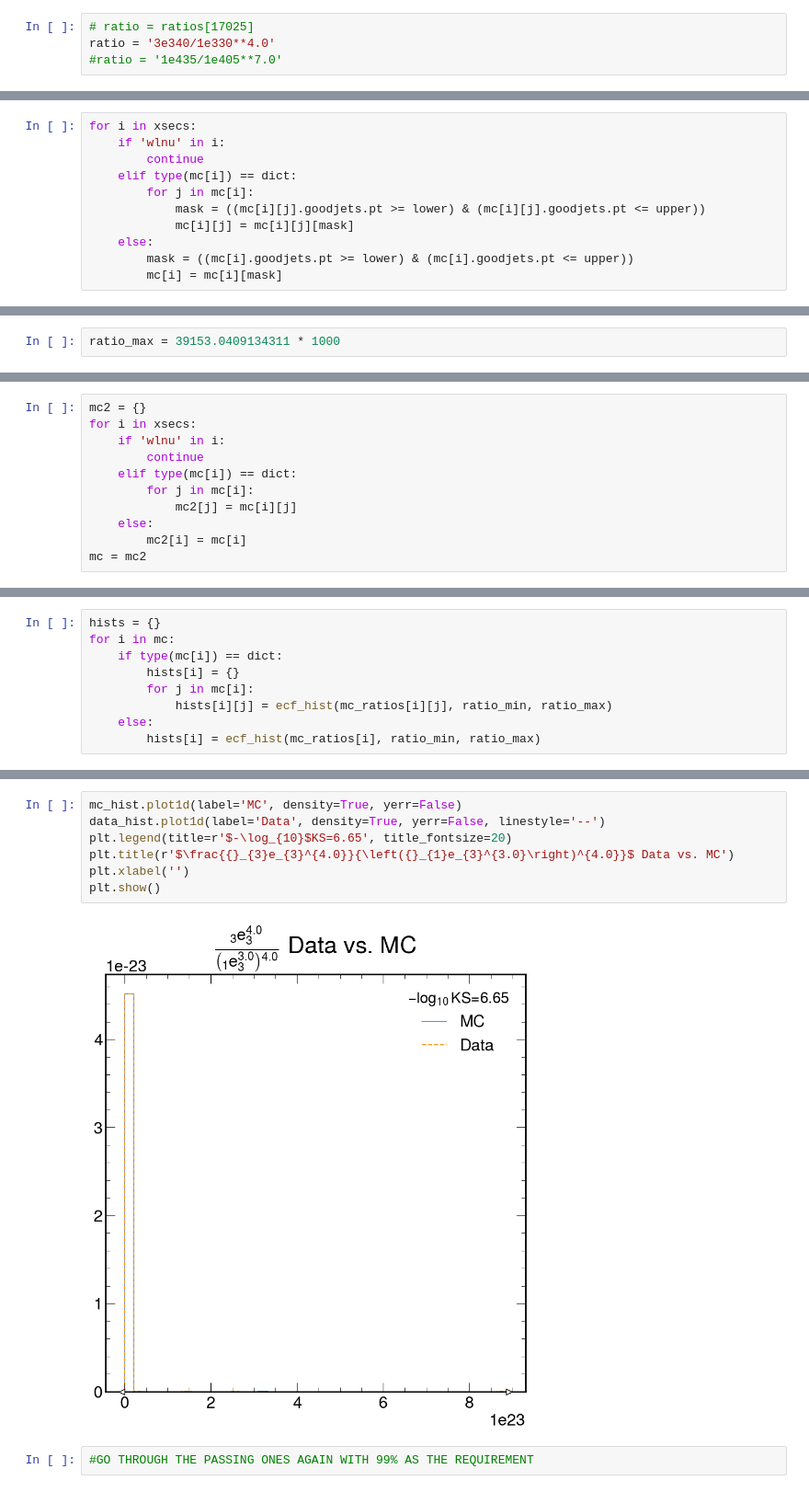
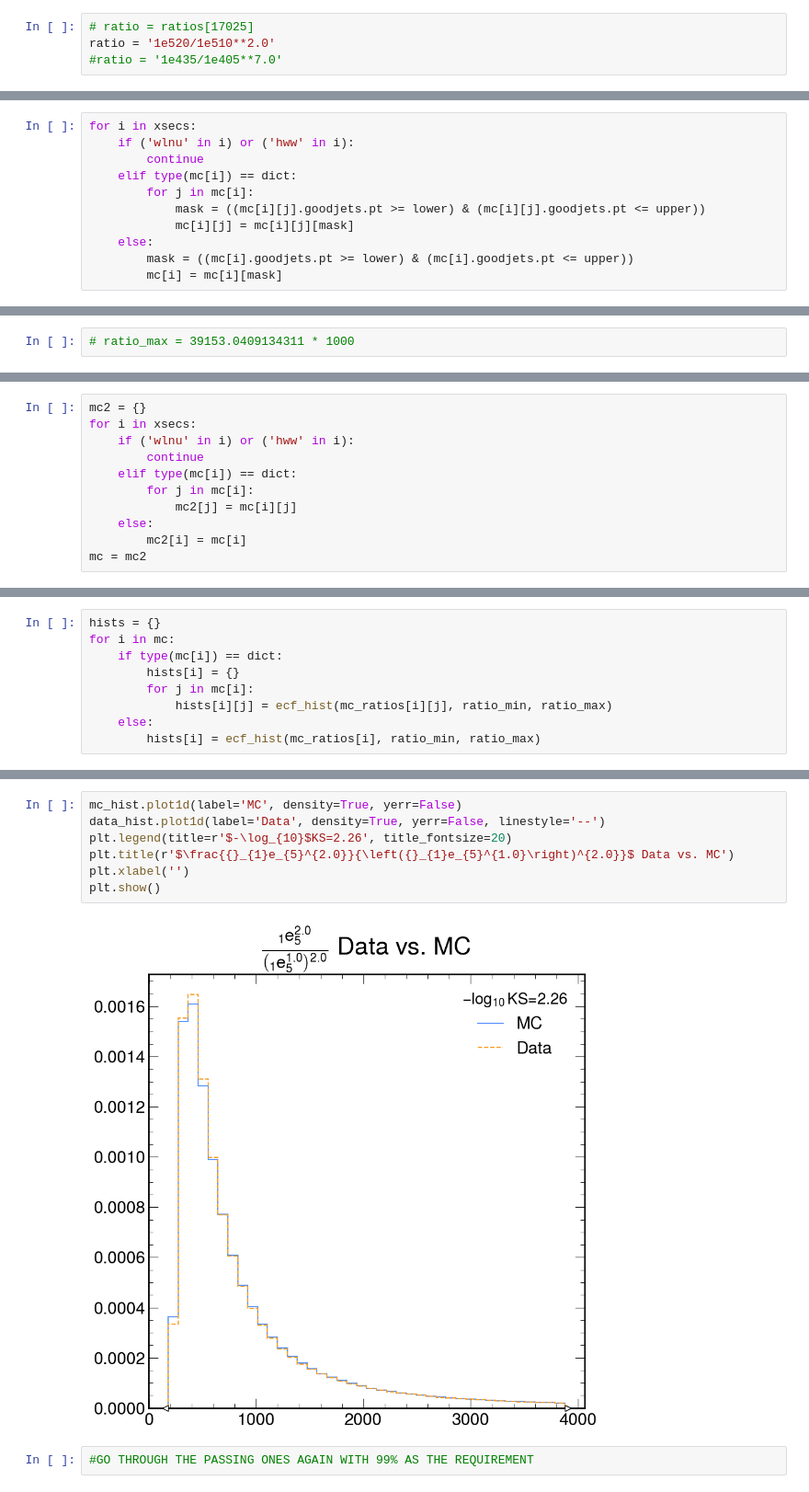
Before and after one commit to cmoore24-24/hgg, a Jupyter notebook: ecfs/ecf_resources/ecf_manipulations/grm_ungrm/ks_testing/ratios_ks/ratio_ks.ipynb, the cells around one changed output, grey strips where cells are left out. Shown at 92% size. Drawn from its saved outputs; the diff is of its cells as text.

```diff
--- a/ecfs/ecf_resources/ecf_manipulations/grm_ungrm/ks_testing/ratios_ks/ratio_ks.ipynb
+++ b/ecfs/ecf_resources/ecf_manipulations/grm_ungrm/ks_testing/ratios_ks/ratio_ks.ipynb
@@ -140,7 +140,7 @@ def ecf_hist(dataset, ecf_min, ecf_max):
     return make_hist
 # %%
 # ratio = ratios[17025]
-ratio = '3e340/1e330**4.0'
+ratio = '1e520/1e510**2.0'
 #ratio = '1e435/1e405**7.0'
 # %%
 groom_choice = 'groomed'
@@ -167,7 +167,7 @@ data = read_files(f'{path}/{region}/data')
 data = firsts(data)
 # %%
 for i in xsecs:
-    if 'wlnu' in i:
+    if ('wlnu' in i) or ('hww' in i):
         continue
     elif type(mc[i]) == dict:
         for j in mc[i]:
@@ -216,12 +216,12 @@ ratio_min, ratio_max
 # %%
-ratio_max = 39153.0409134311 * 1000
+# ratio_max = 39153.0409134311 * 1000
 # %%
 data_hist = hist.Hist.new.Reg(40, ratio_min, ratio_max, name='Ratio', label='Data Ratio').Weight()
 data_hist.fill(Ratio=data_ratio);
 # %%
 mc2 = {}
 for i in xsecs:
-    if 'wlnu' in i:
+    if ('wlnu' in i) or ('hww' in i):
         continue
     elif type(mc[i]) == dict:
         for j in mc[i]:
@@ -288,12 +285,12 @@ plt.show()
 # %%
 mc_hist.plot1d(label='MC', density=True, yerr=False)
 data_hist.plot1d(label='Data', density=True, yerr=False, linestyle='--')
-plt.legend(title=r'$-\log_{10}$KS=6.65', title_fontsize=20)
-plt.title(r'$\frac{{}_{3}e_{3}^{4.0}}{\left({}_{1}e_{3}^{3.0}\right)^{4.0}}$ Data vs. MC')
+plt.legend(title=r'$-\log_{10}$KS=2.26', title_fontsize=20)
+plt.title(r'$\frac{{}_{1}e_{5}^{2.0}}{\left({}_{1}e_{5}^{1.0}\right)^{2.0}}$ Data vs. MC')
 plt.xlabel('')
 plt.show()
 # %% [output]
-[figure, old version]
+[figure, new version]
 # %%
 #GO THROUGH THE PASSING ONES AGAIN WITH 99% AS THE REQUIREMENT
 # %%
```
Also changed, not shown: parts of 11 cells of this notebook, 38 other files.
